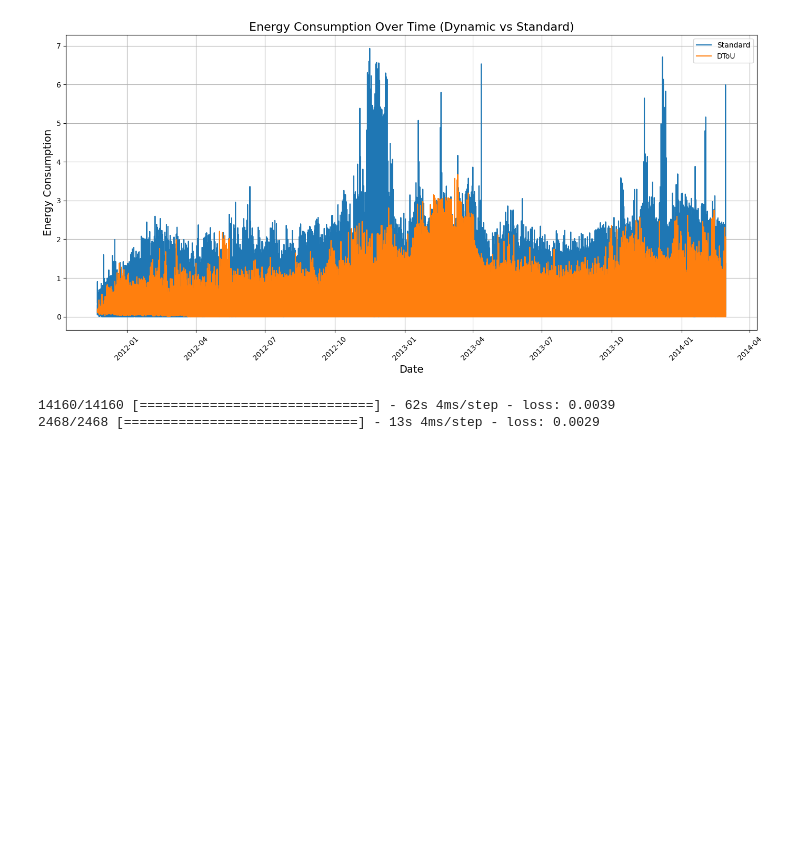
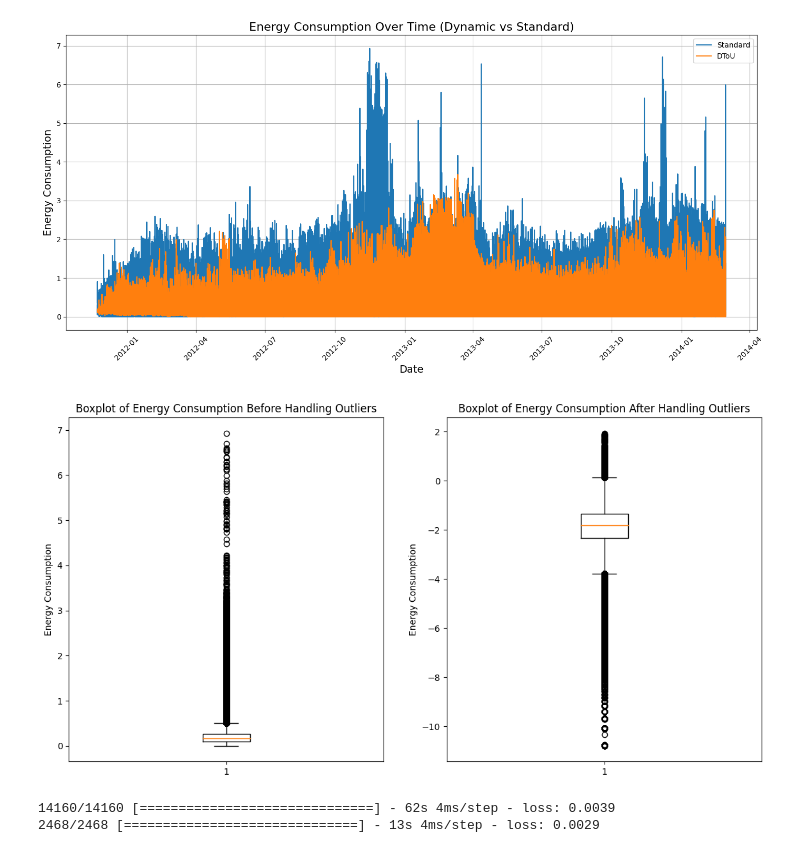
Before and after one commit to asgharlaib/Project_v1, a Jupyter notebook: Project.ipynb, the cells around one changed output. Saved outputs shown, nothing was run; the diff lists cells and outputs as text; code cells hidden in the pictures; blank space fills up the shorter version.

```diff
--- a/Project.ipynb
+++ b/Project.ipynb
@@ -252,2 +258,19 @@ plt.show()
+# %%
+full_df_daily['log_KWH'] = np.log(full_df_daily['KWH/hh (per half hour) '])
+# %%
+plt.figure(figsize=(14, 7))
+
+plt.subplot(1,2,1)
+plt.boxplot(full_df_daily['KWH/hh (per half hour) '])
+plt.title('Boxplot of Energy Consumption Before Handling Outliers')
+plt.ylabel('Energy Consumption')
+
+plt.subplot(1,2,2)
+plt.boxplot(full_df_daily['log_KWH'])
+plt.title('Boxplot of Energy Consumption After Handling Outliers')
+plt.ylabel('Energy Consumption')
+plt.show()
+# %% [output]
+[figure, added]
 # %%
 # Function to preprocess the data for LSTM
```
Also changed, not shown: parts of 2 cells of this notebook.
